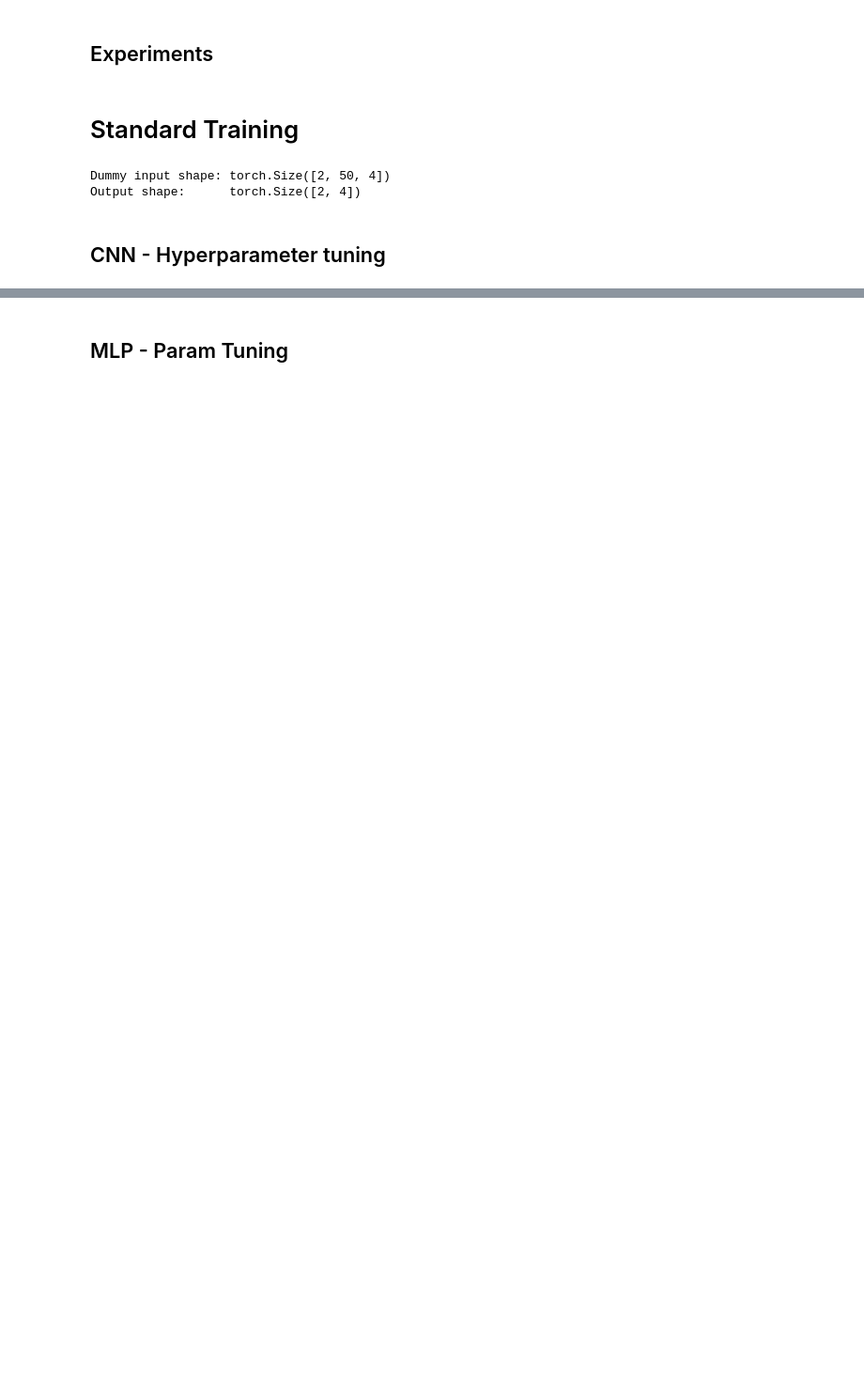
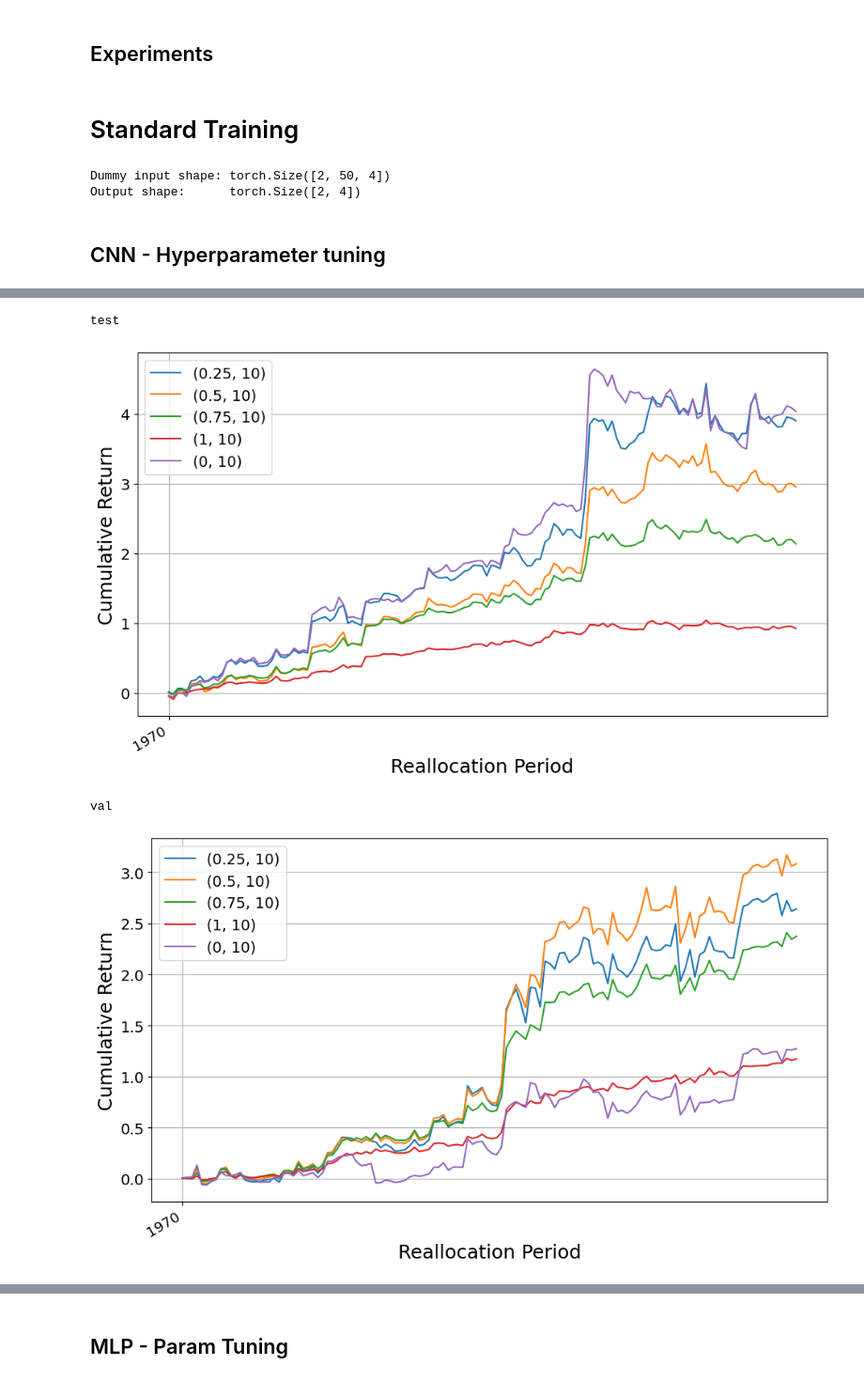
Before and after one commit to jamielewisturner/NN_Verification_Time_Series, a Jupyter notebook: Standard Training.ipynb, the cells around one changed output, grey strips where cells are left out. Shown at 94% size. Cells and saved outputs as stored; diff of their text form; code cells hidden in the pictures; blank space fills up the shorter version.

```diff
--- a/Standard Training.ipynb
+++ b/Standard Training.ipynb
@@ -209,12 +208,14 @@ test_loader = DataLoader(test_dataset, batch_size=batch_size, shuffle=False)
 # %%
 def run_experiment(model, data, experiment={}):
     params = experiment.get("params", {})
-    rebalance_freq = params.get("rebalance_freq", 252)
+    rebalance_freq = params.get("rebalance_freq", 5)
     x, y = data
     model.eval()
     n = y.shape[0]
 
     x = x.to(device)
+
+    print(rebalance_freq)
 
     portfolio_values,weights,holdings = get_portfolio_value(model, (x,y), rebalance_freq)
 
@@ -1379,0 +1967,43 @@ plt.show()
+# %%
+import matplotlib.pyplot as plt
+import numpy as np
+
+# crs_ = { e["params"]["robust_eps"]: e["results"]["test"]["raw"]["cum_returns"] for ek,e in CNN_experiments.items() if (e["params"]["checkpoint"] == 75)}
+
+for dataset in ["test", "val"]:
+    print(dataset)
+    crs = { (e["params"].get("alpha",0), e["params"]["seed"]) : e["results"][dataset]["raw"]["cum_returns"][::5] for ek, e in experiments.items()}
+
+    # crs = { e["params"]["alpha"]: e["results"]["test"]["raw"]["cum_returns"][::5] for ek, e in CNN_experiments.items() if (e["params"]["checkpoint"] == 60)}
+
+    # crs = {"Standard (Train ε=0)": standard_experiment["results"]["test"]["raw"]["cum_returns"][::5]}
+
+    # for eps in train_eps:#[0.001, 0.01, 0.015]:
+    #    crs[ f'Robust (Train ε={eps})'] = crs_[eps]
+
+    cumulative_returns_dict = crs
+
+    # Example: use same dates array from previous step if available, else use integer index
+    # dates = [...]  # array of datetime objects
+    time_points = test_indices[50:-5][::5]#range(1, len(next(iter(cumulative_returns_dict.values()))) + 1)
+
+    plt.figure(figsize=(10, 6))
+    for label, cum_returns in cumulative_returns_dict.items():
+        plt.plot(range(len(cum_returns)), cum_returns, label=label)
+
+    plt.xlabel("Reallocation Period")
+    plt.ylabel("Cumulative Return")
+    # plt.ylim(bottom=0)  # Ensure returns start at zero or above
+    plt.legend()
+    plt.gca().xaxis.set_major_locator(mdates.YearLocator())
+    plt.gca().xaxis.set_major_formatter(mdates.DateFormatter("%Y"))
+    plt.setp(plt.gca().get_xticklabels(), rotation=30, ha="right", fontsize='small')
+
+    plt.grid(True)
+    plt.tight_layout()
+    plt.show()
+# %% [output]
+test
+[figure, added]
+val
+[figure, added]
```
Also changed, not shown: parts of 89 cells of this notebook.
